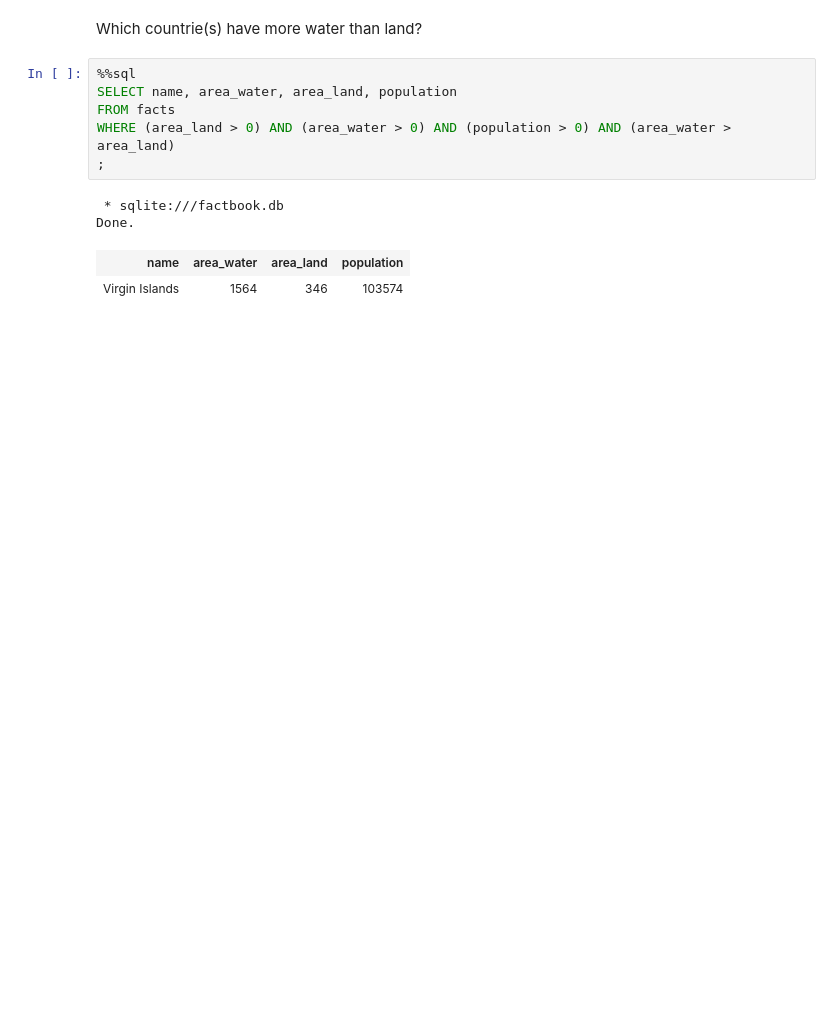
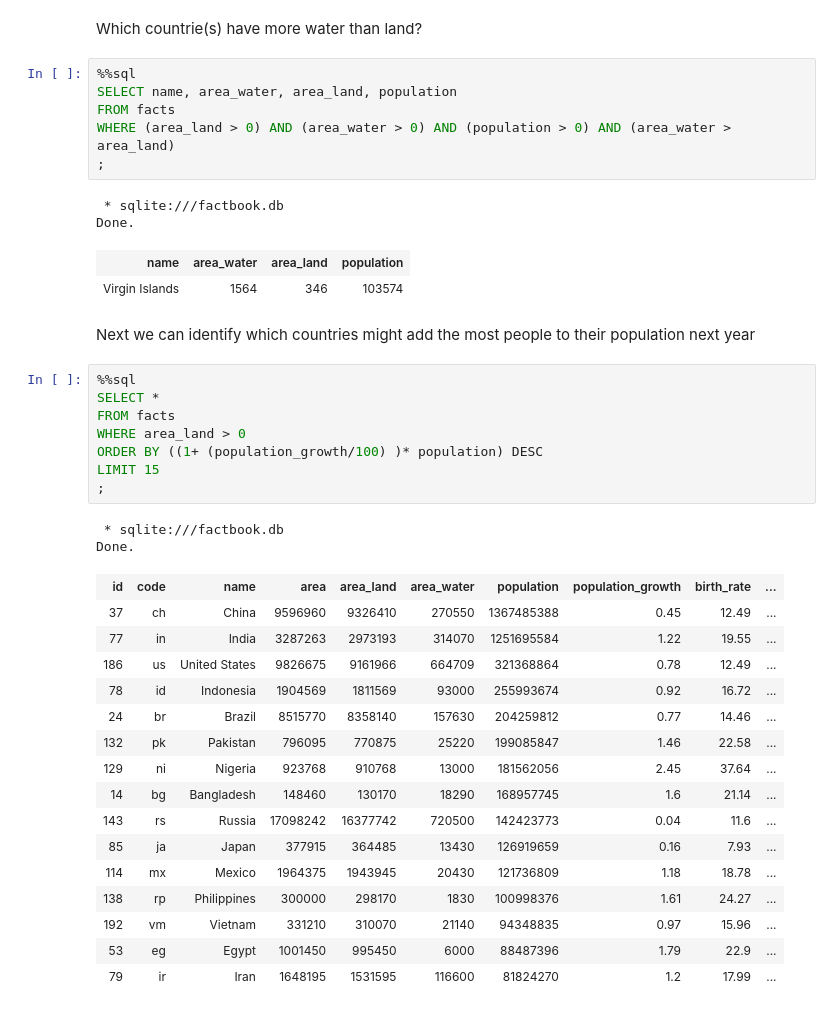
Before and after one commit to srinivasanprashant/CIA-World-Factbook, a Jupyter notebook: Analyzing CIA Factbook Data.ipynb, the cells around one changed output. Saved outputs shown, nothing was run; the diff lists cells and outputs as text; blank space fills up the shorter version.

Commit message:
Identify coutries based on growth in numbers of people
identify which countries might add the most people to their population next year

```diff
--- a/Analyzing CIA Factbook Data.ipynb
+++ b/Analyzing CIA Factbook Data.ipynb
@@ -192,3 +192,32 @@ WHERE (area_land > 0) AND (area_water > 0) AND (population > 0) AND (area_water
 Done.
 | name | area_water | area_land | population |
 | Virgin Islands | 1564 | 346 | 103574 |
+# %% [markdown]
+Next we can identify which countries might add the most people to their population next year
+# %%
+%%sql
+SELECT *
+FROM facts
+WHERE area_land > 0
+ORDER BY ((1+ (population_growth/100) )* population) DESC
+LIMIT 15
+;
+# %% [output]
+ * sqlite:///factbook.db
+Done.
+| id | code | name | area | area_land | area_water | population | population_growth | birth_rate | ... |
+| 37 | ch | China | 9596960 | 9326410 | 270550 | 1367485388 | 0.45 | 12.49 | ... |
+| 77 | in | India | 3287263 | 2973193 | 314070 | 1251695584 | 1.22 | 19.55 | ... |
+| 186 | us | United States | 9826675 | 9161966 | 664709 | 321368864 | 0.78 | 12.49 | ... |
+| 78 | id | Indonesia | 1904569 | 1811569 | 93000 | 255993674 | 0.92 | 16.72 | ... |
+| 24 | br | Brazil | 8515770 | 8358140 | 157630 | 204259812 | 0.77 | 14.46 | ... |
+| 132 | pk | Pakistan | 796095 | 770875 | 25220 | 199085847 | 1.46 | 22.58 | ... |
+| 129 | ni | Nigeria | 923768 | 910768 | 13000 | 181562056 | 2.45 | 37.64 | ... |
+| 14 | bg | Bangladesh | 148460 | 130170 | 18290 | 168957745 | 1.6 | 21.14 | ... |
+| 143 | rs | Russia | 17098242 | 16377742 | 720500 | 142423773 | 0.04 | 11.6 | ... |
+| 85 | ja | Japan | 377915 | 364485 | 13430 | 126919659 | 0.16 | 7.93 | ... |
+| 114 | mx | Mexico | 1964375 | 1943945 | 20430 | 121736809 | 1.18 | 18.78 | ... |
+| 138 | rp | Philippines | 300000 | 298170 | 1830 | 100998376 | 1.61 | 24.27 | ... |
+| 192 | vm | Vietnam | 331210 | 310070 | 21140 | 94348835 | 0.97 | 15.96 | ... |
+| 53 | eg | Egypt | 1001450 | 995450 | 6000 | 88487396 | 1.79 | 22.9 | ... |
+| 79 | ir | Iran | 1648195 | 1531595 | 116600 | 81824270 | 1.2 | 17.99 | ... |
```
